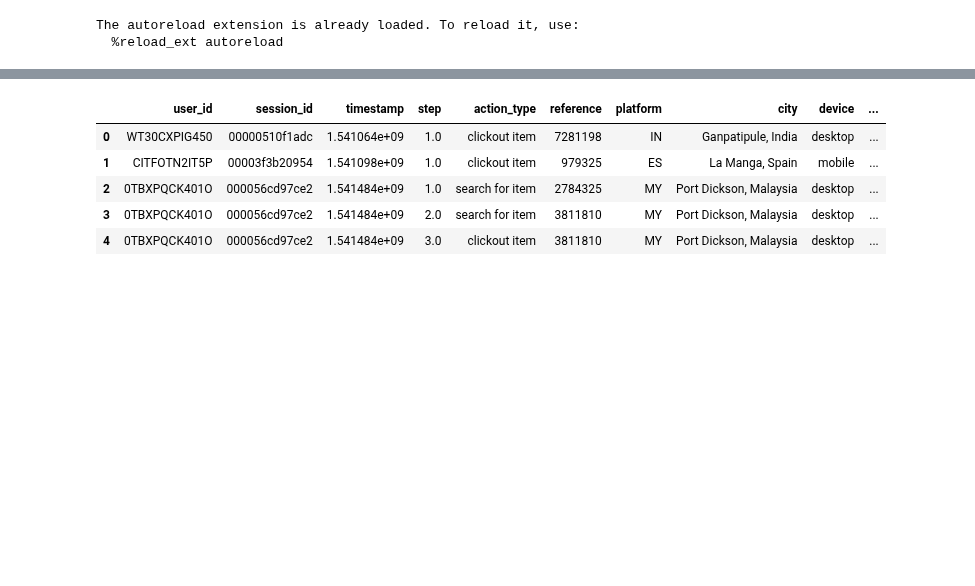
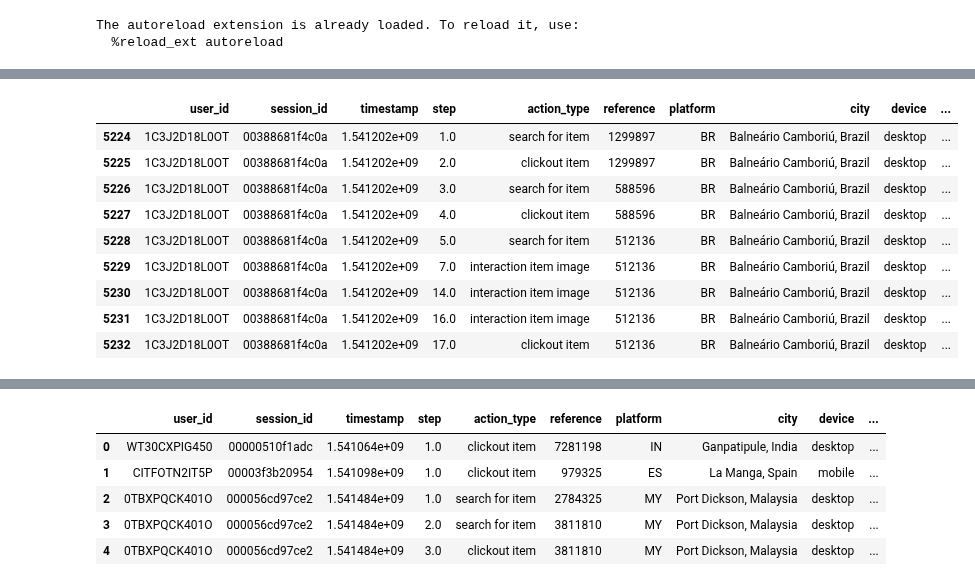
Before and after one commit to samshipengs/naps, a Jupyter notebook: playground.ipynb, the cells around one changed output, grey strips where cells are left out. Saved outputs shown, nothing was run; the diff lists cells and outputs as text; code cells hidden in the pictures; blank space fills up the shorter version.

```diff
--- a/playground.ipynb
+++ b/playground.ipynb
@@ -11,0 +99,15 @@ train_basic = pd.read_parquet('./gbm_cache/basic_preprocessed_train_None.snappy'
+# %%
+search_item_sids = train_basic.iloc[:10000].groupby('session_id').apply(lambda df: (df.action_type == 'search for item').sum()!=0)
+# %%
+train_basic[train_basic.session_id==np.random.choice(search_item_sids[search_item_sids].index, 1)[0]]
+# %% [output]
+|  | user_id | session_id | timestamp | step | action_type | reference | platform | city | device | ... |
+| 5224 | 1C3J2D18L0OT | 00388681f4c0a | 1.541202e+09 | 1.0 | search for item | 1299897 | BR | Balneário Camboriú, Brazil | desktop | ... |
+| 5225 | 1C3J2D18L0OT | 00388681f4c0a | 1.541202e+09 | 2.0 | clickout item | 1299897 | BR | Balneário Camboriú, Brazil | desktop | ... |
+| 5226 | 1C3J2D18L0OT | 00388681f4c0a | 1.541202e+09 | 3.0 | search for item | 588596 | BR | Balneário Camboriú, Brazil | desktop | ... |
+| 5227 | 1C3J2D18L0OT | 00388681f4c0a | 1.541202e+09 | 4.0 | clickout item | 588596 | BR | Balneário Camboriú, Brazil | desktop | ... |
+| 5228 | 1C3J2D18L0OT | 00388681f4c0a | 1.541202e+09 | 5.0 | search for item | 512136 | BR | Balneário Camboriú, Brazil | desktop | ... |
+| 5229 | 1C3J2D18L0OT | 00388681f4c0a | 1.541202e+09 | 7.0 | interaction item image | 512136 | BR | Balneário Camboriú, Brazil | desktop | ... |
+| 5230 | 1C3J2D18L0OT | 00388681f4c0a | 1.541202e+09 | 14.0 | interaction item image | 512136 | BR | Balneário Camboriú, Brazil | desktop | ... |
+| 5231 | 1C3J2D18L0OT | 00388681f4c0a | 1.541202e+09 | 16.0 | interaction item image | 512136 | BR | Balneário Camboriú, Brazil | desktop | ... |
+| 5232 | 1C3J2D18L0OT | 00388681f4c0a | 1.541202e+09 | 17.0 | clickout item | 512136 | BR | Balneário Camboriú, Brazil | desktop | ... |
```
Also changed, not shown: parts of 15 cells of this notebook, 2 other files.
